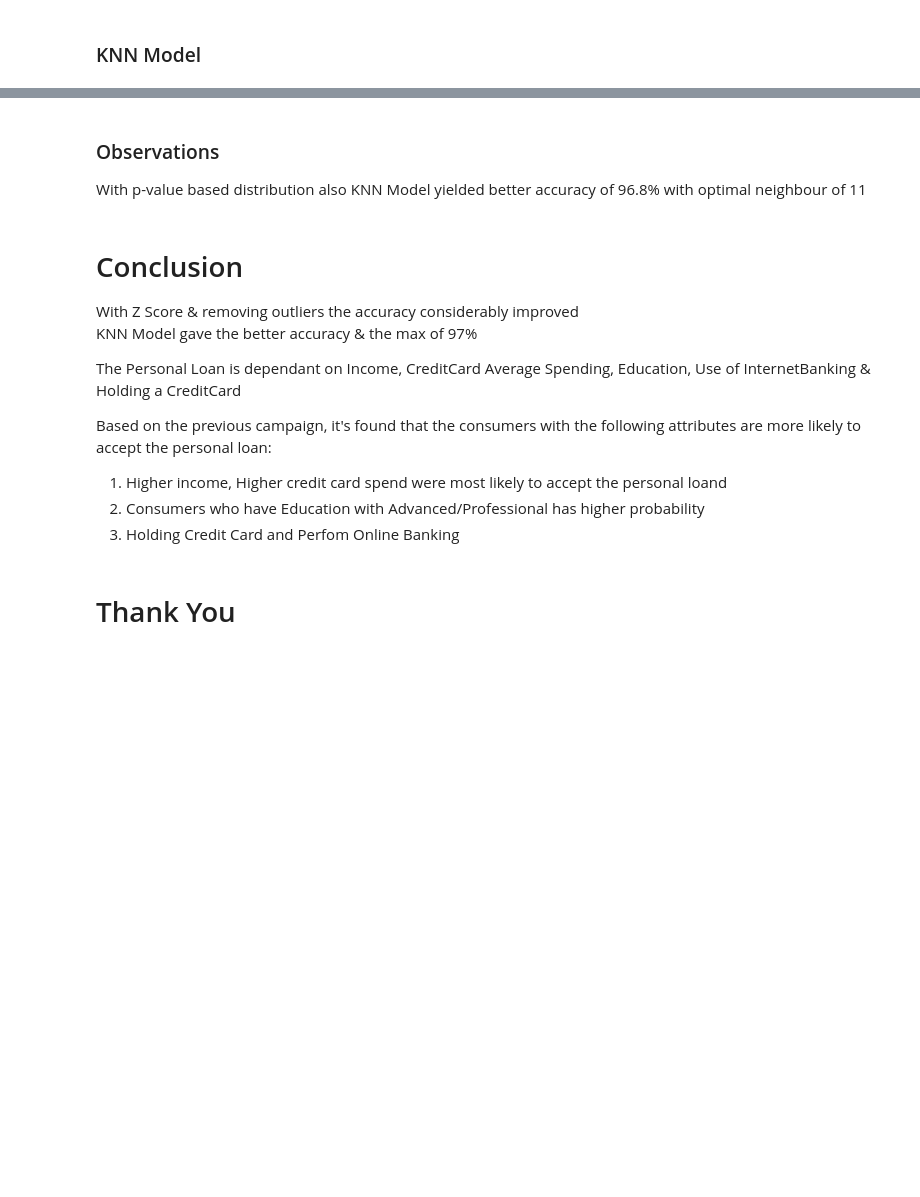
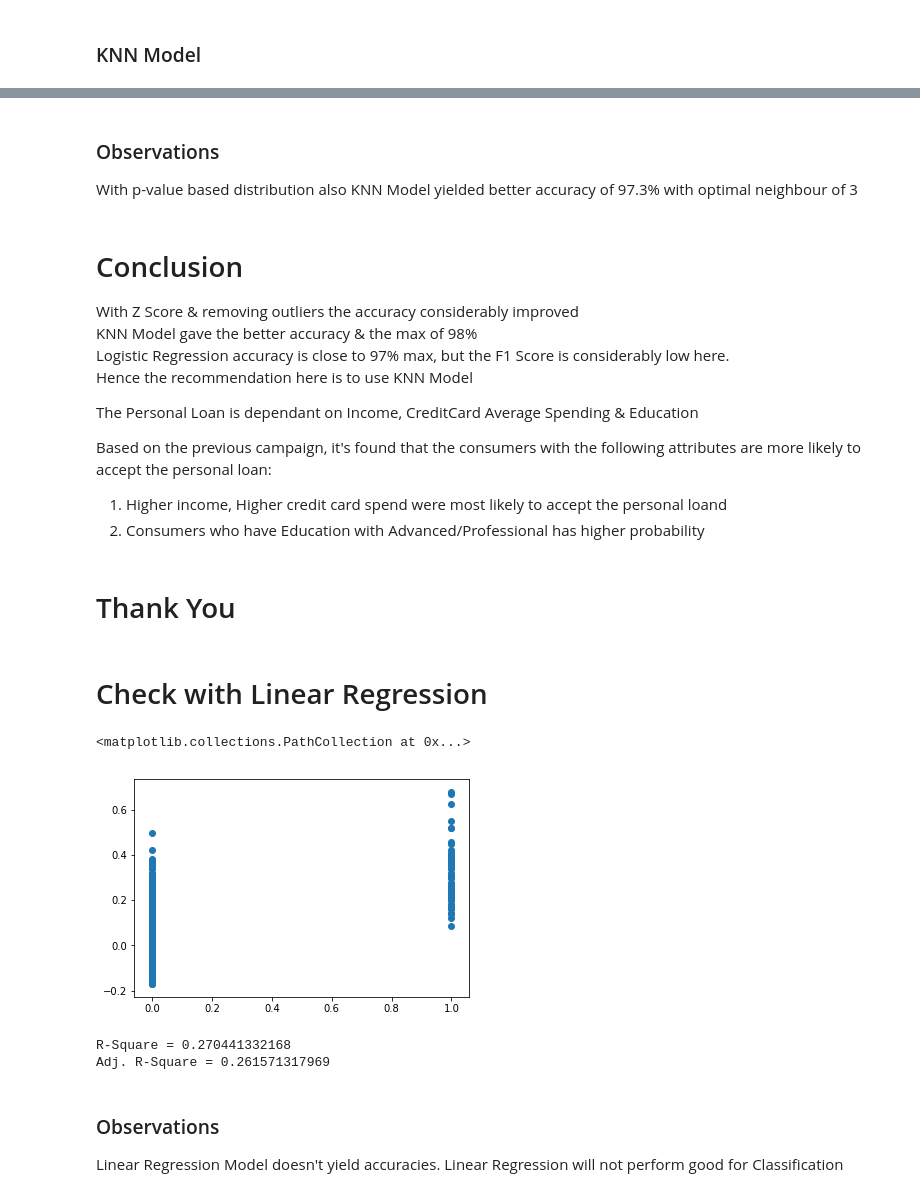
Before and after one commit to ruchithareja/supervised-learning-project-saransathy, a Jupyter notebook: Bank Personal Loan Modelling - Part1.ipynb, the cells around one changed output, grey strips where cells are left out. Cells and saved outputs as stored; diff of their text form; code cells hidden in the pictures; blank space fills up the shorter version.

```diff
--- a/Bank Personal Loan Modelling - Part1.ipynb
+++ b/Bank Personal Loan Modelling - Part1.ipynb
@@ -926,18 +1054,50 @@ plt.show()
 # %% [markdown]
 ### Observations
-With p-value based distribution also KNN Model yielded better accuracy of 96.8% with optimal neighbour of 11
+With p-value based distribution also KNN Model yielded better accuracy of 97.3% with optimal neighbour of 3
 # %% [markdown]
 # Conclusion
 
 With Z Score & removing outliers the accuracy considerably improved
-KNN Model gave the better accuracy & the max of 97%
+KNN Model gave the better accuracy & the max of 98%
+Logistic Regression accuracy is close to 97% max, but the F1 Score is considerably low here.
+Hence the recommendation here is to use KNN Model
 
-The Personal Loan is dependant on Income, CreditCard Average Spending, Education, Use of InternetBanking & Holding a CreditCard
+The Personal Loan is dependant on Income, CreditCard Average Spending & Education
 
 Based on the previous campaign, it's found that the consumers with the following attributes are more likely to
 accept the personal loan:
 1. Higher income, Higher credit card spend were most likely to accept the personal loand
 2. Consumers who have Education with Advanced/Professional has higher probability
-3. Holding Credit Card and Perfom Online Banking
 # %% [markdown]
 # Thank You
+# %% [markdown]
+# Check with Linear Regression
+# %%
+# Reset Independant Variable back to Original Values
+iv = bpl_corr.drop('PersonalLoan',axis=1)
+iv_train,iv_test,dv_train,dv_test=train_test_split(iv, dv, train_size=0.8, random_state=1,stratify=dv)
+# %%
+# Create the Regression Model
+regression_model = LinearRegression()
+# Fit the data into the Regression Model
+regression_model.fit(iv_train, dv_train)
+# Score for Test Set
+dv_pred = regression_model.predict(iv_test)
+plt.scatter(dv_test,dv_pred)
+# %% [output]
+<matplotlib.collections.PathCollection at 0x...>
+[figure, added]
+# %%
+RSq = regression_model.score(iv_test, dv_test)
+print("R-Square = {}".format(RSq))
+n = len(X_test)
+k = len(X_test.columns)
+ARSq = 1 - (((1-RSq)*(n-1))/(n-k-1))
+print("Adj. R-Square = {}".format(ARSq))
+# %% [output]
+R-Square = 0.270441332168
+Adj. R-Square = 0.261571317969
+# %% [markdown]
+### Observations
+
+Linear Regression Model doesn't yield accuracies. Linear Regression will not perform good for Classification
```
Also changed, not shown: parts of 66 cells of this notebook, 1 other file.
